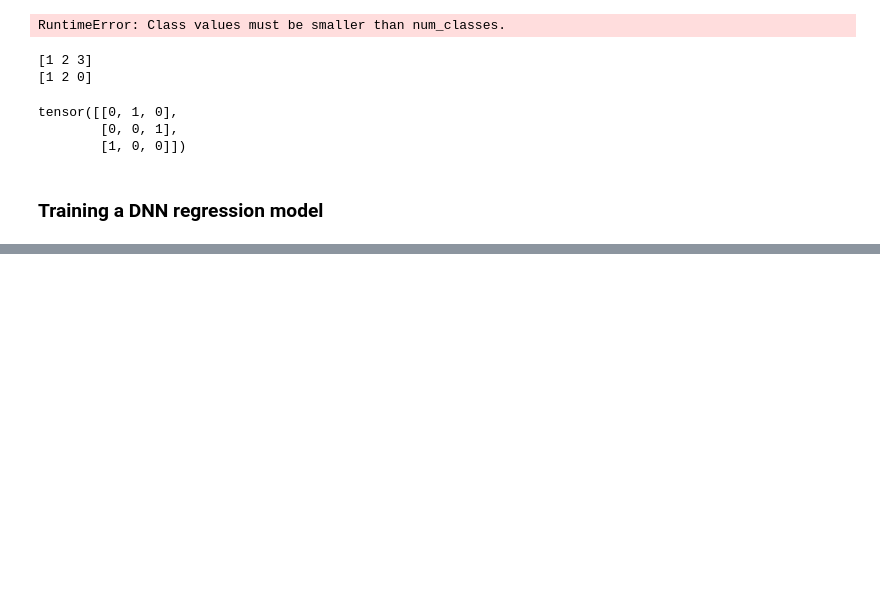
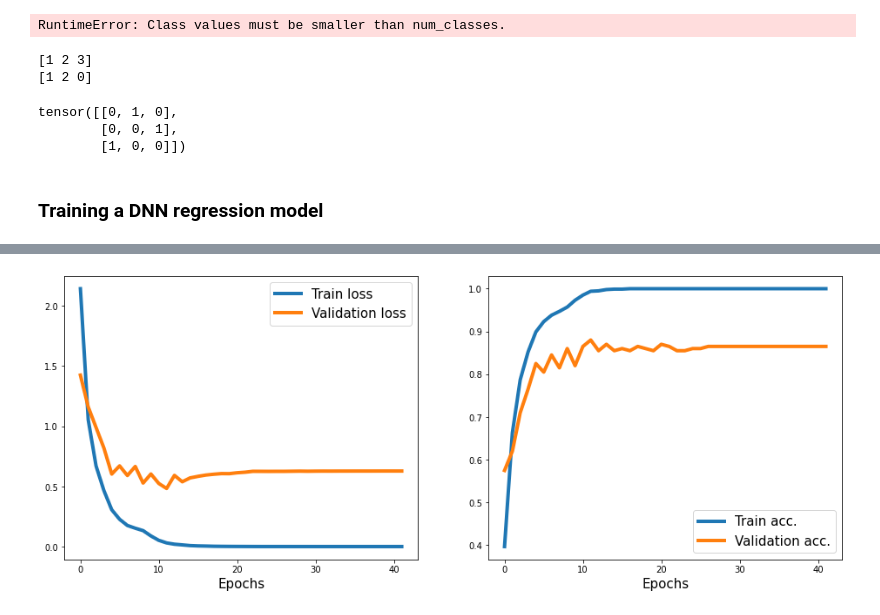
Before and after one commit to dev-SR/Deep-Learning, a Jupyter notebook: 03-pytorch-in-depth/torch_workflow.ipynb, the cells around one changed output, grey strips where cells are left out. Cells and saved outputs as stored; diff of their text form; code cells hidden in the pictures; blank space fills up the shorter version.

```diff
--- a/03-pytorch-in-depth/torch_workflow.ipynb
+++ b/03-pytorch-in-depth/torch_workflow.ipynb
@@ -655,0 +715,5 @@ Epoch 180  Loss 5.8209
+# %%
+# Create a DataLoader
+batch_size = 20
+t = TensorDataset(x_train, y_train)
+train_dl = DataLoader(t, batch_size=batch_size, shuffle=True)
@@ -655,0 +724,20 @@ Epoch 180  Loss 5.8209
+# %%
+def make_model():
+    hidden_units = [32, 16]
+    image_size = train_ds[0]["image"].shape
+    input_size = image_size[0] * image_size[1]
+    input_size = image_size[0] * image_size[1]
+    all_layers = [nn.Flatten()]
+
+    for hidden_unit in hidden_units:
+        layer = nn.Linear(input_size, hidden_unit)
+        all_layers.append(layer)
+        all_layers.append(nn.ReLU())
+        input_size = hidden_unit
+
+    all_layers.append(nn.Linear(hidden_units[-1], 10))
+    return nn.Sequential(*all_layers)
+
+
+model = make_model()
+model
@@ -655,0 +757,15 @@ Epoch 180  Loss 5.8209
+# %%
+def plot_train_valid_history(history):
+    fig = plt.figure(figsize=(16, 6))
+    ax = fig.add_subplot(1, 2, 1)
+    ax.plot(history["loss_train"], lw=4)
+    ax.plot(history["loss_valid"], lw=4)
+    ax.legend(["Train loss", "Validation loss"], fontsize=15)
+    ax.set_xlabel("Epochs", size=15)
+
+    ax = fig.add_subplot(1, 2, 2)
+    ax.plot(history["accuracy_train"], lw=4)
+    ax.plot(history["accuracy_valid"], lw=4)
+    ax.legend(["Train acc.", "Validation acc."], fontsize=15)
+    ax.set_xlabel("Epochs", size=15)
+    plt.show()
@@ -655,0 +883,4 @@ Epoch 180  Loss 5.8209
+# %%
+plot_train_valid_history(history=history)
+# %% [output]
+[figure, added]
```
Also changed, not shown: parts of 17 cells of this notebook, 12 other files.
